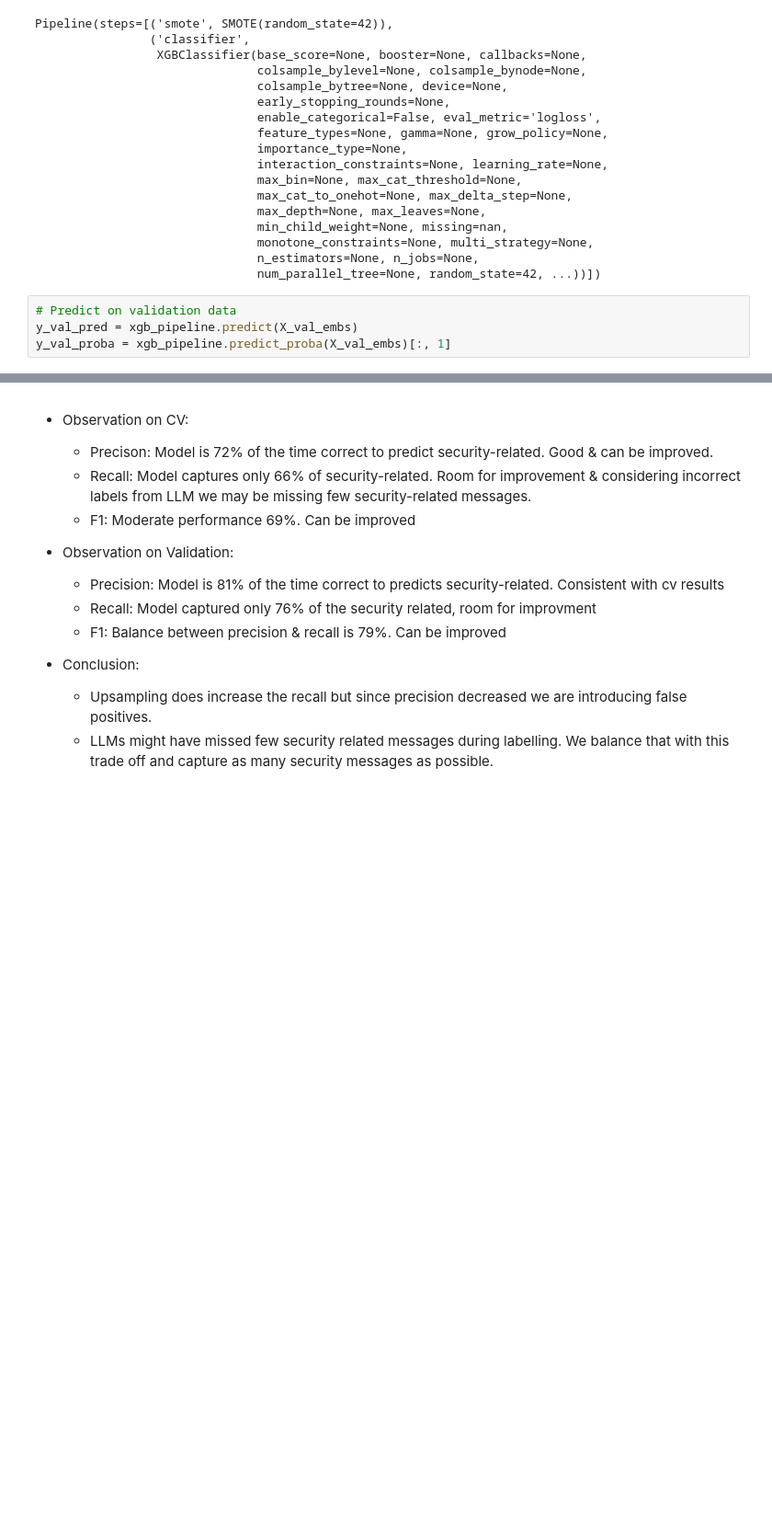
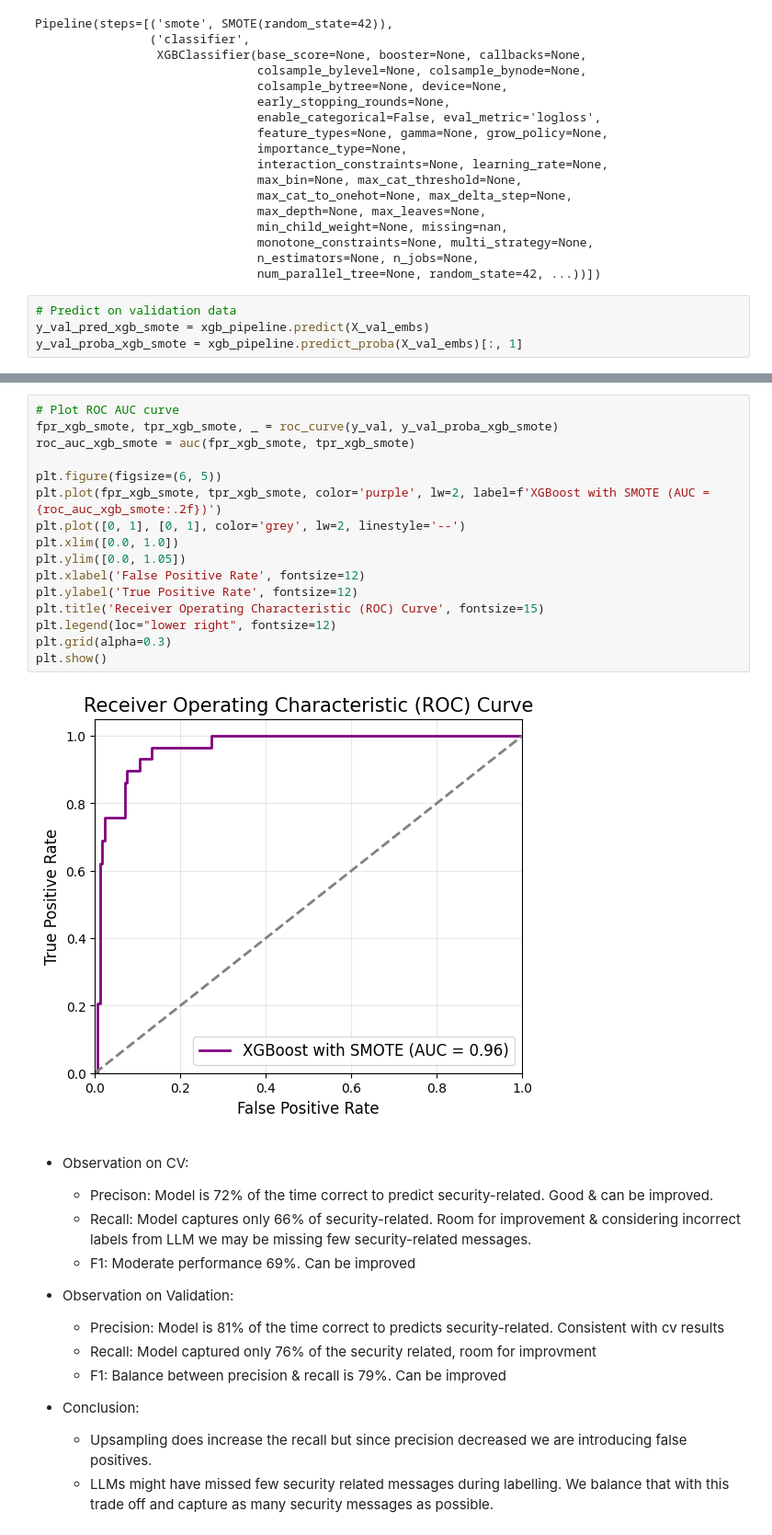
Before and after one commit to rameshs-data/GenAI_Text_Classification_Evaluation, a Jupyter notebook: train_models.ipynb, the cells around one changed output, grey strips where cells are left out. Shown: that part at 92% size. Drawn from its saved outputs; the diff is of its cells as text; blank space fills up the shorter version.

```diff
--- a/train_models.ipynb
+++ b/train_models.ipynb
@@ -622,7 +750,7 @@ Pipeline(steps=[('smote', SMOTE(random_state=42)),
                                num_parallel_tree=None, random_state=42, ...))])
 # %%
 # Predict on validation data
-y_val_pred = xgb_pipeline.predict(X_val_embs)
-y_val_proba = xgb_pipeline.predict_proba(X_val_embs)[:, 1]
+y_val_pred_xgb_smote = xgb_pipeline.predict(X_val_embs)
+y_val_proba_xgb_smote = xgb_pipeline.predict_proba(X_val_embs)[:, 1]
 # %%
 # Calculate evaluation metrics
@@ -651,6 +779,24 @@ Validation Classification Report:
     accuracy                           0.94       201
    macro avg       0.89      0.86      0.88       201
 weighted avg       0.94      0.94      0.94       201
+# %%
+# Plot ROC AUC curve
+fpr_xgb_smote, tpr_xgb_smote, _ = roc_curve(y_val, y_val_proba_xgb_smote)
+roc_auc_xgb_smote = auc(fpr_xgb_smote, tpr_xgb_smote)
+
+plt.figure(figsize=(6, 5))
+plt.plot(fpr_xgb_smote, tpr_xgb_smote, color='purple', lw=2, label=f'XGBoost with SMOTE (AUC = {roc_auc_xgb_smote:.2f})')
+plt.plot([0, 1], [0, 1], color='grey', lw=2, linestyle='--')
+plt.xlim([0.0, 1.0])
+plt.ylim([0.0, 1.05])
+plt.xlabel('False Positive Rate', fontsize=12)
+plt.ylabel('True Positive Rate', fontsize=12)
+plt.title('Receiver Operating Characteristic (ROC) Curve', fontsize=15)
+plt.legend(loc="lower right", fontsize=12)
+plt.grid(alpha=0.3)
+plt.show()
+# %% [output]
+[figure, added]
 # %% [markdown]
 * Observation on CV:
   * Precison: Model is 72% of the time correct to predict security-related. Good & can be improved.
```
Also changed, not shown: parts of 21 cells of this notebook.
